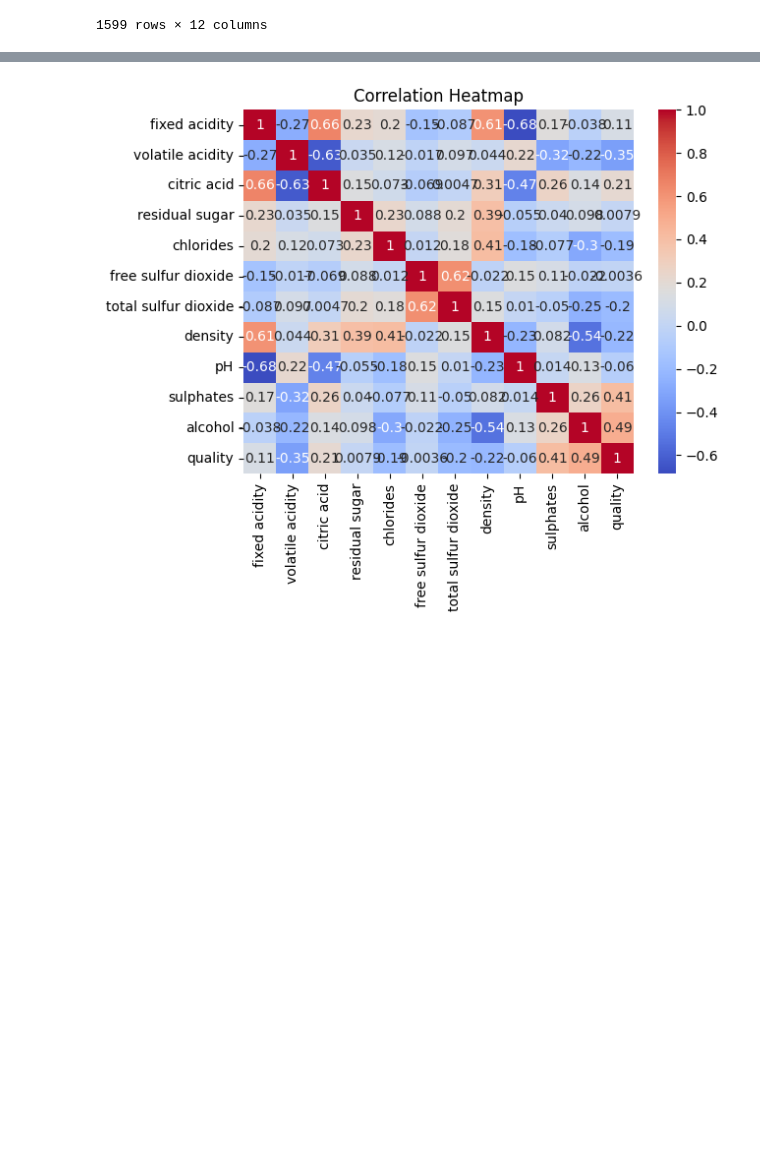
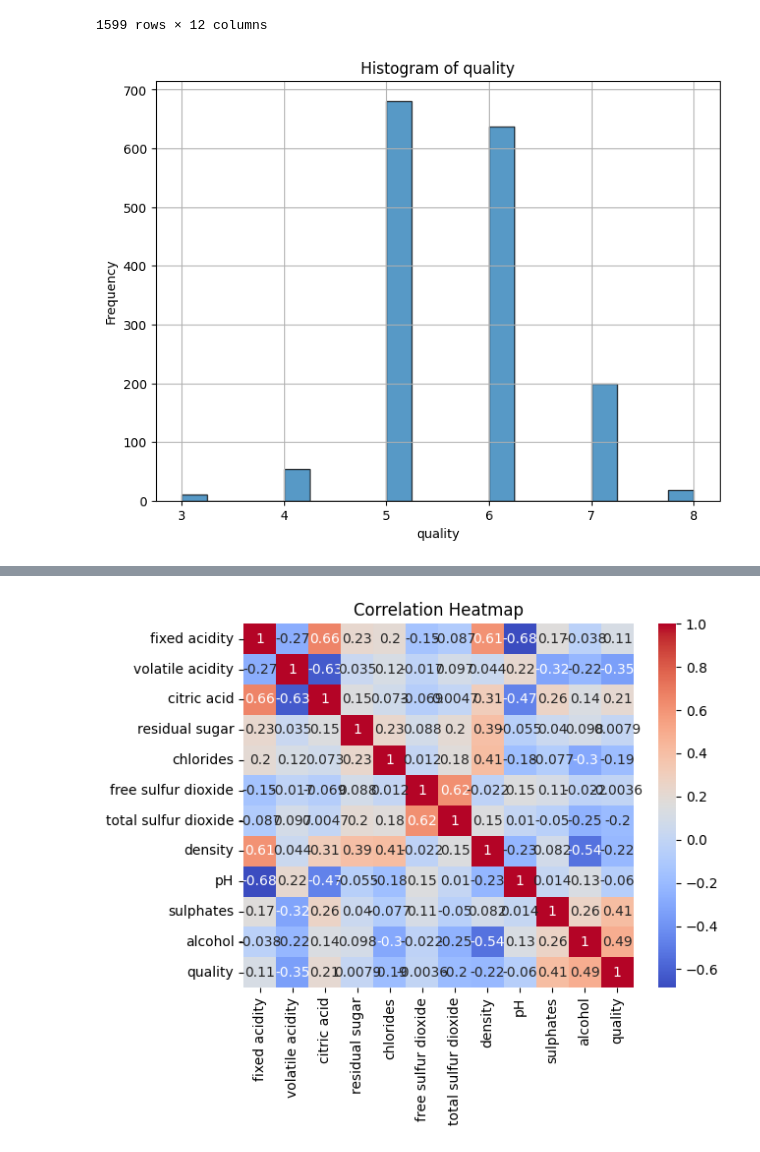
Before and after one commit to simgit18/Wine-Quality-Prediction-using-Linear-Regression, a Jupyter notebook: Wine Quality Prediction.ipynb, the cells around one changed output, grey strips where cells are left out. Cells and saved outputs as stored; diff of their text form; code cells hidden in the pictures; blank space fills up the shorter version.

```diff
--- a/Wine Quality Prediction.ipynb
+++ b/Wine Quality Prediction.ipynb
@@ -19,6 +18,22 @@ df
 | 1597 | 5.9 | 0.645 | 0.12 | 2.0 | 0.075 | 32.0 | ... |
 | 1598 | 6.0 | 0.310 | 0.47 | 3.6 | 0.067 | 18.0 | ... |
 1599 rows × 12 columns
+# %%
+import matplotlib.pyplot as plt
+
+# Assuming 'df' is your DataFrame and 'column_name' is the feature you want to plot
+column_name = "quality"
+
+# Create a histogram
+plt.figure(figsize=(8, 6))  # Adjust the figure size as needed
+plt.hist(df[column_name], bins=20, edgecolor='k', alpha=0.75)  # Adjust 'bins' as needed
+plt.xlabel(column_name)
+plt.ylabel("Frequency")
+plt.title(f"Histogram of {column_name}")
+plt.grid(True)
+plt.savefig('plot.png', format='png')
+# %% [output]
+[figure, added]
 # %%
 Q1 = df.quantile(0.25)
 Q3 = df.quantile(0.75)
```
Also changed, not shown: parts of 3 cells of this notebook.
